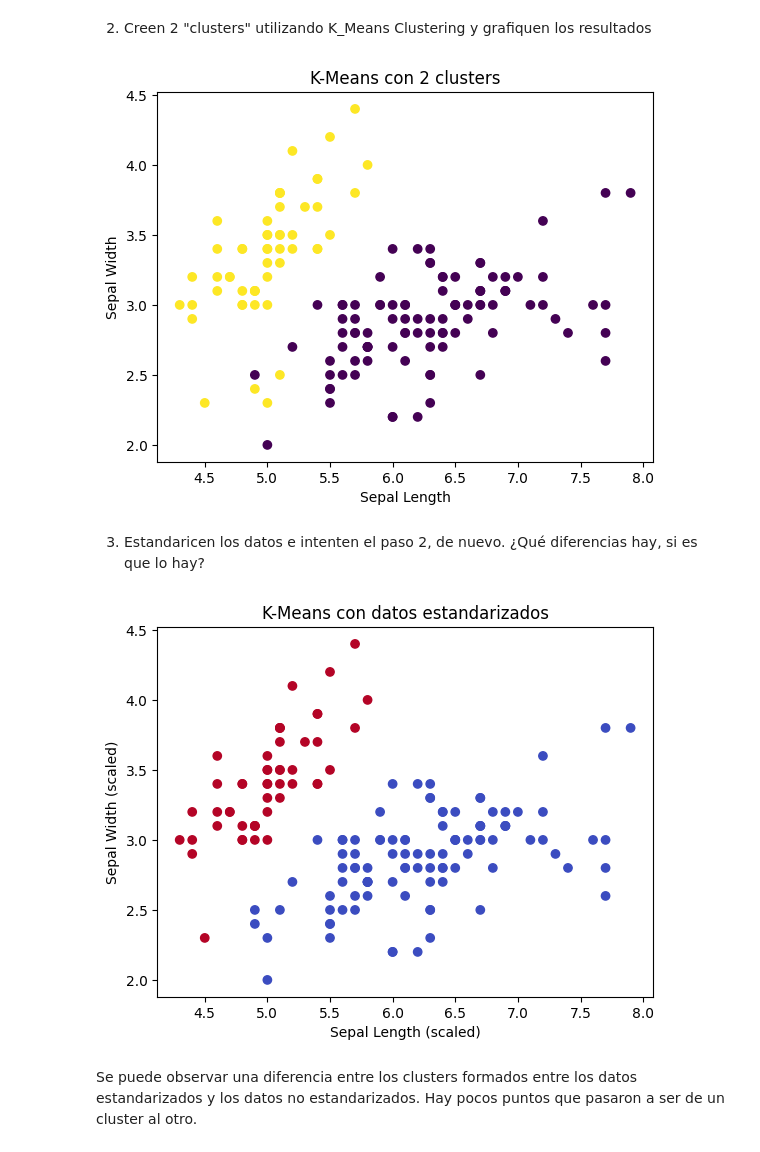
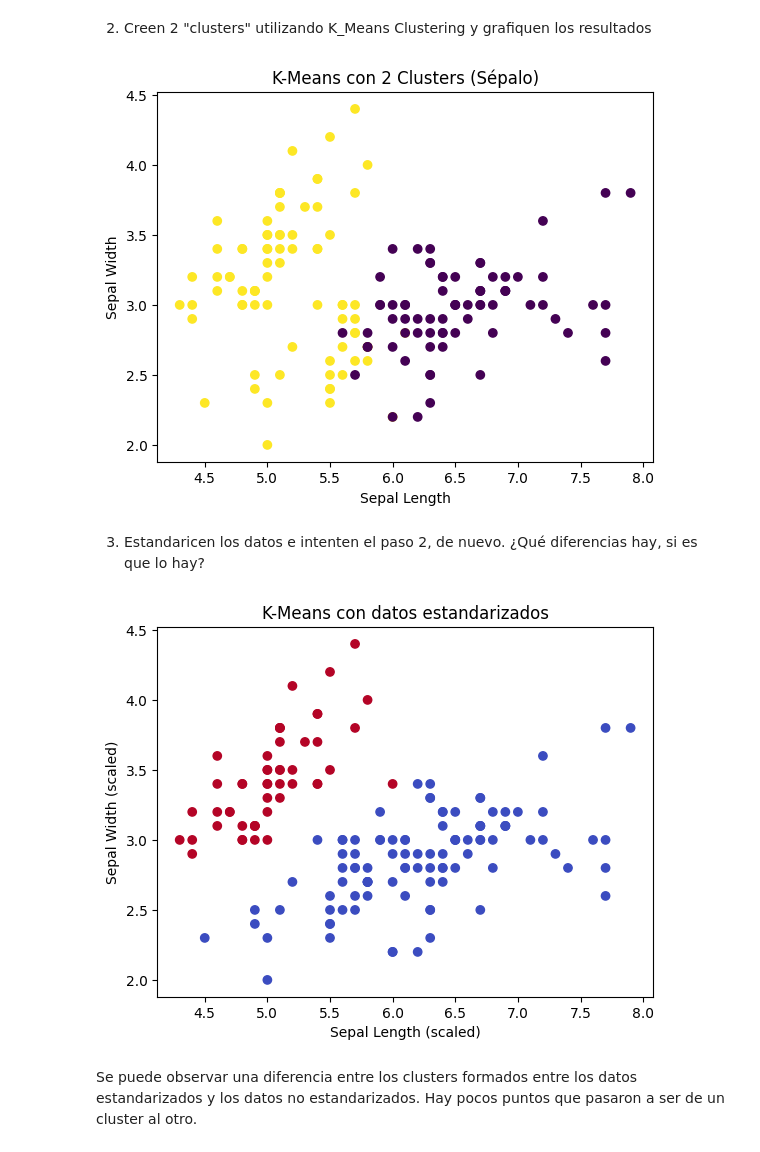
Before and after one commit to tsc221645/CC3074_HT2, a Jupyter notebook: analisis_ht2.ipynb, the cells around one changed output. Cells and saved outputs as stored; diff of their text form; code cells hidden in the pictures.

```diff
--- a/analisis_ht2.ipynb
+++ b/analisis_ht2.ipynb
@@ -32,14 +35,14 @@ plt.show()
 # %%
 from sklearn.cluster import KMeans
 kmeans = KMeans(n_clusters=2, random_state=50)
-data["cluster"] = kmeans.fit_predict(data.iloc[:, :-1])
-plt.scatter(data.iloc[:, 0], data.iloc[:, 1], c=data["cluster"], cmap="viridis")
+data["cluster"] = kmeans.fit_predict(data)
+plt.scatter(data["sepal_length"], data["sepal_width"], c=data["cluster"], cmap="viridis")
 plt.xlabel("Sepal Length")
 plt.ylabel("Sepal Width")
-plt.title("K-Means con 2 clusters")
+plt.title("K-Means con 2 Clusters (Sépalo)")
 plt.show()
 # %% [output]
-[figure, old version]
+[figure, new version]
 # %% [markdown]
 3. Estandaricen los datos e intenten el paso 2, de nuevo. ¿Qué diferencias hay, si es que lo hay?
 # %%
@@ -49,13 +52,13 @@ scaled_data = scaler.fit_transform(data.iloc[:, :-1])
 kmeans_scaled = KMeans(n_clusters=2, random_state=50)
 data["cluster_scaled"] = kmeans_scaled.fit_predict(scaled_data)
 # %%
-plt.scatter(data.iloc[:, 0], data.iloc[:, 1], c=data["cluster_scaled"], cmap="coolwarm")
+plt.scatter(data["sepal_length"], data["sepal_width"], c=data["cluster_scaled"], cmap="coolwarm")
 plt.xlabel("Sepal Length (scaled)")
 plt.ylabel("Sepal Width (scaled)")
 plt.title("K-Means con datos estandarizados")
 plt.show()
 # %% [output]
-[figure, old version]
+[figure, new version]
 # %% [markdown]
 Se puede observar una diferencia entre los clusters formados entre los datos estandarizados y los datos no estandarizados. Hay pocos puntos que pasaron a ser de un cluster al otro.
 # %% [markdown]
```
Also changed, not shown: parts of 6 cells of this notebook.
